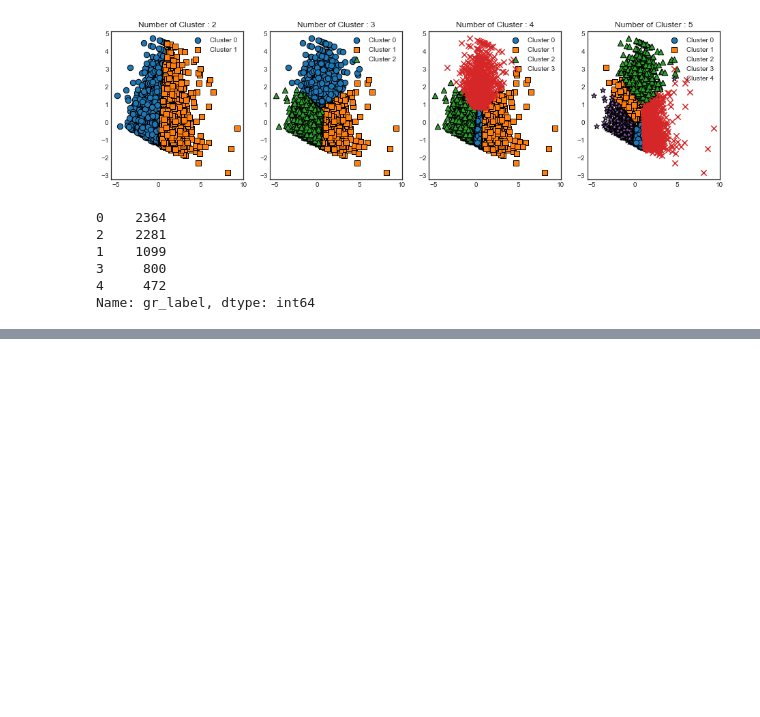
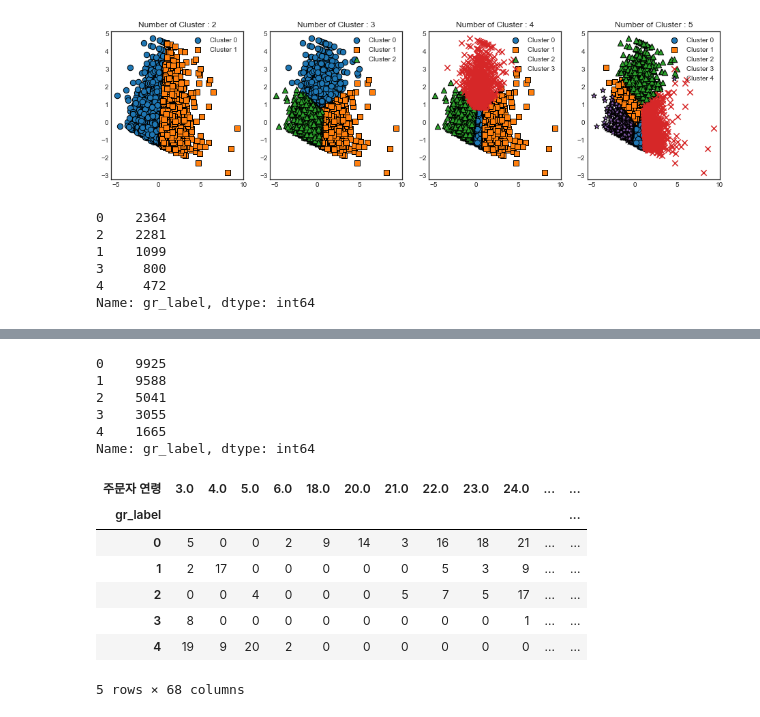
Before and after one commit to marucmc/Innerpeople_duduworld, a Jupyter notebook: Clustering_두두-Copy1.ipynb, the cells around one changed output, grey strips where cells are left out. Cells and saved outputs as stored; diff of their text form; code cells hidden in the pictures; blank space fills up the shorter version.

```diff
--- a/Clustering_두두-Copy1.ipynb
+++ b/Clustering_두두-Copy1.ipynb
@@ -450,0 +516,20 @@ dudu_df.to_csv('C:/Users/junoh/OneDrive/이너피플/git/두두월드/Clustering
+# %%
+dudu_df['gr_label'].value_counts()
+# %% [output]
+0    9925
+1    9588
+2    5041
+3    3055
+4    1665
+Name: gr_label, dtype: int64
+# %%
+pd.crosstab(index=dudu_df['gr_label'], columns = dudu_df['주문자 연령'])
+# %% [output]
+| 주문자 연령 | 3.0 | 4.0 | 5.0 | 6.0 | 18.0 | 20.0 | 21.0 | 22.0 | 23.0 | 24.0 | ... | ... |
+| gr_label |  |  |  |  |  |  |  |  |  |  |  | ... |
+| 0 | 5 | 0 | 0 | 2 | 9 | 14 | 3 | 16 | 18 | 21 | ... | ... |
+| 1 | 2 | 17 | 0 | 0 | 0 | 0 | 0 | 5 | 3 | 9 | ... | ... |
+| 2 | 0 | 0 | 4 | 0 | 0 | 0 | 5 | 7 | 5 | 17 | ... | ... |
+| 3 | 8 | 0 | 0 | 0 | 0 | 0 | 0 | 0 | 0 | 1 | ... | ... |
+| 4 | 19 | 9 | 20 | 2 | 0 | 0 | 0 | 0 | 0 | 0 | ... | ... |
+5 rows × 68 columns
```
Also changed, not shown: parts of 18 cells of this notebook.
